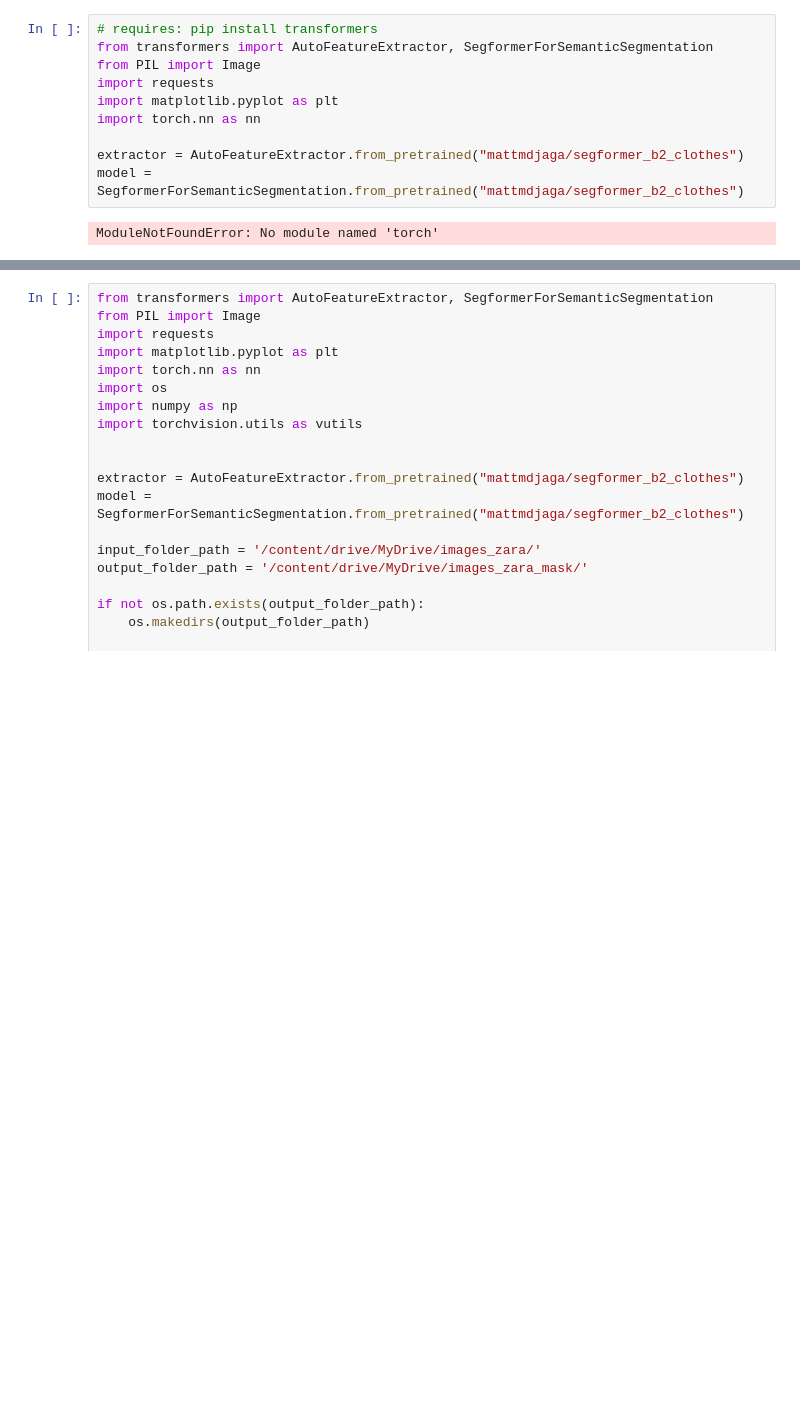
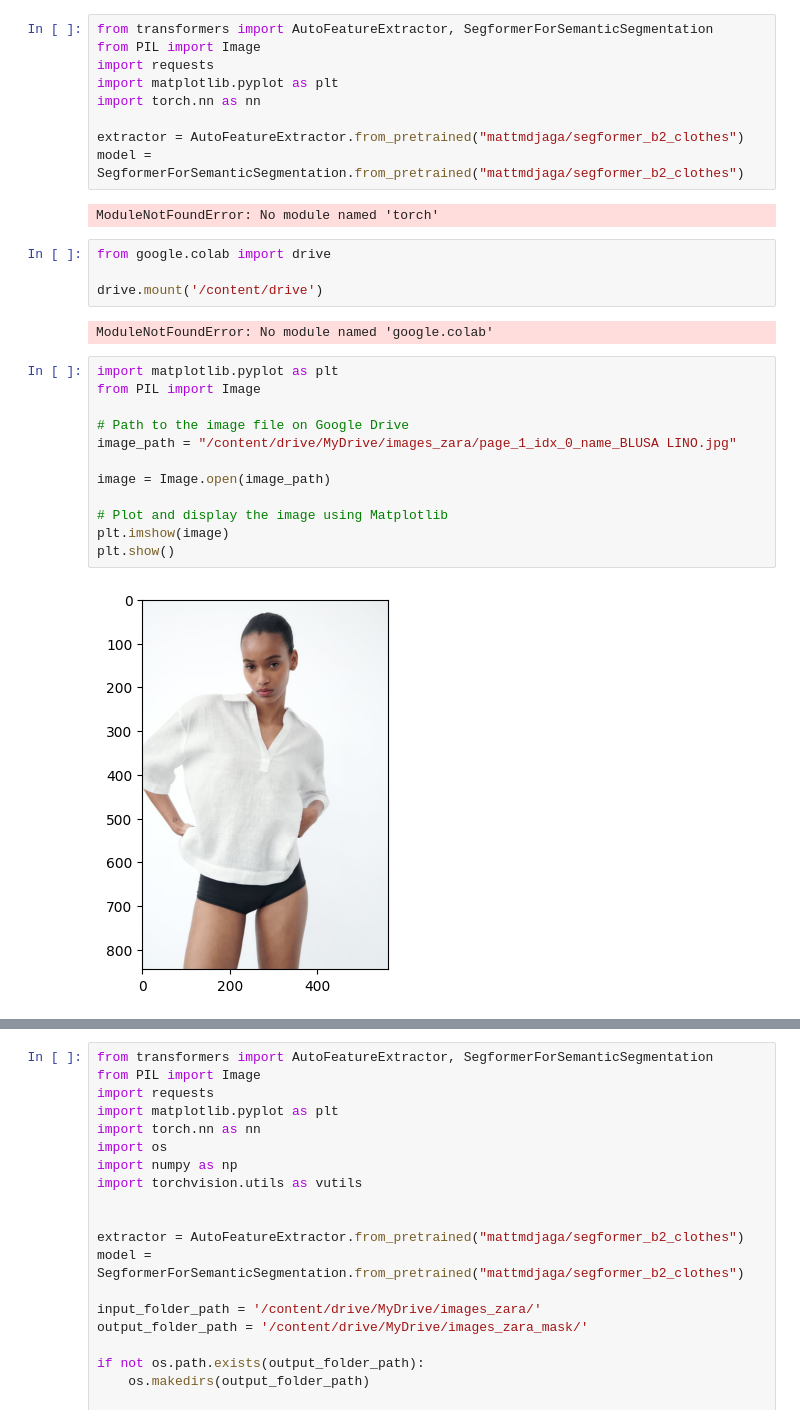
Before and after one commit to aimedvedeva/zara_blouses_generation, a Jupyter notebook: pretrained_segmentation_zara.ipynb, the cells around one changed output, grey strips where cells are left out. Drawn from its saved outputs; the diff is of its cells as text; blank space fills up the shorter version.

```diff
--- a/pretrained_segmentation_zara.ipynb
+++ b/pretrained_segmentation_zara.ipynb
@@ -1,5 +23,4 @@
 # %%
-# requires: pip install transformers
 from transformers import AutoFeatureExtractor, SegformerForSemanticSegmentation
 from PIL import Image
 import requests
@@ -10,3 +31,23 @@ extractor = AutoFeatureExtractor.from_pretrained("mattmdjaga/segformer_b2_clothe
 model = SegformerForSemanticSegmentation.from_pretrained("mattmdjaga/segformer_b2_clothes")
 # %% [output]
 ModuleNotFoundError: No module named 'torch'
+# %%
+from google.colab import drive
+
+drive.mount('/content/drive')
+# %% [output]
+ModuleNotFoundError: No module named 'google.colab'
+# %%
+import matplotlib.pyplot as plt
+from PIL import Image
+
+# Path to the image file on Google Drive
+image_path = "/content/drive/MyDrive/images_zara/page_1_idx_0_name_BLUSA LINO.jpg"
+
+image = Image.open(image_path)
+
+# Plot and display the image using Matplotlib
+plt.imshow(image)
+plt.show()
+# %% [output]
+[figure, added]
```
Also changed, not shown: parts of 4 cells of this notebook, 1 other file.
